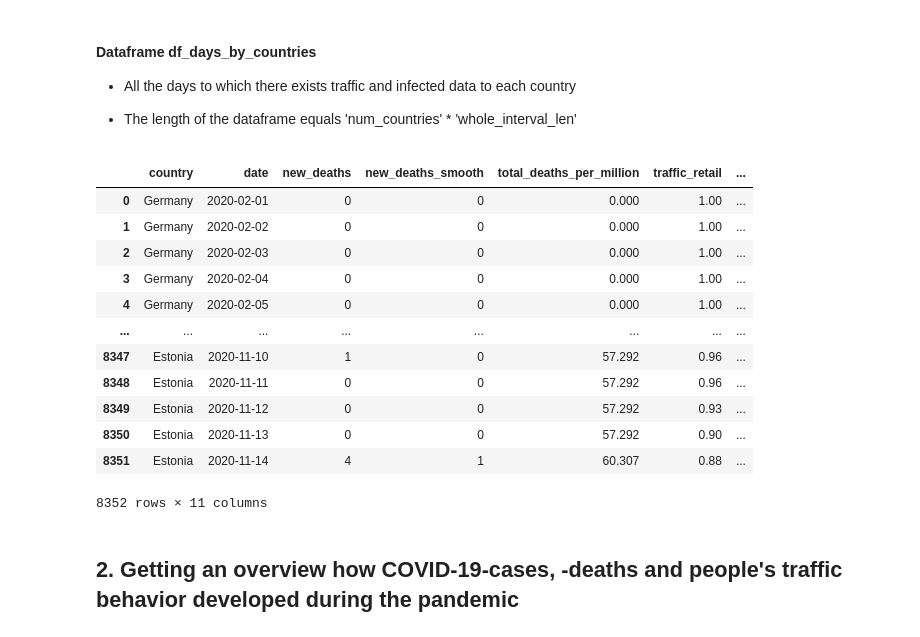
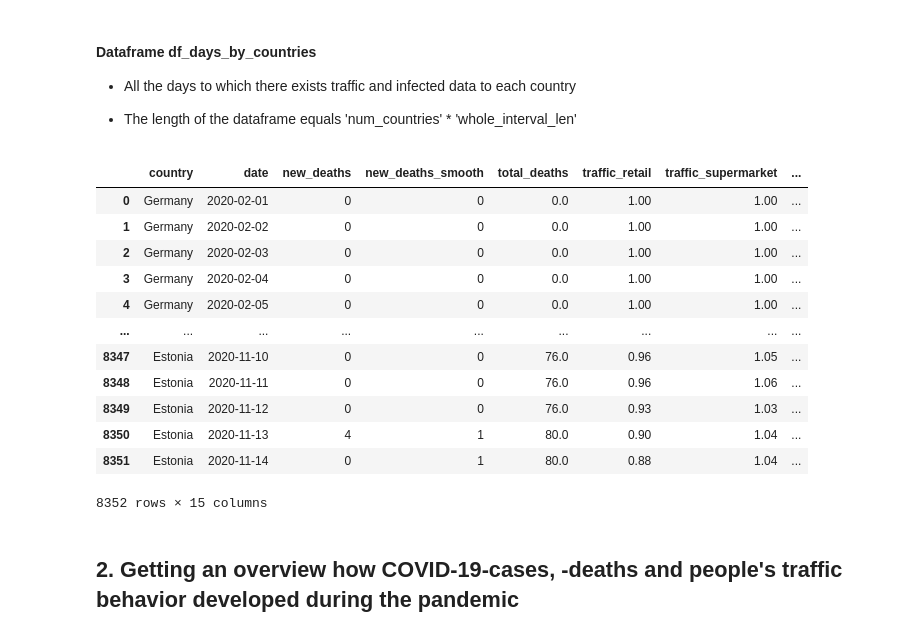
Before and after one commit to tommi-grohn/Corona_Bayesian, a Jupyter notebook: Project_Corona.ipynb, the cells around one changed output. Drawn from its saved outputs; the diff is of its cells as text; code cells hidden in the pictures.

```diff
--- a/Project_Corona.ipynb
+++ b/Project_Corona.ipynb
@@ -196,43 +196,47 @@ df_countries
 # %%
 # A countrywise sorted dataframe s.t. for each day on the time interval of each country there is a row
 
 dtypes_days_by_countries = np.dtype([
           ('country', str),  # country name
           ('date', str), # current date. This will become datetime-time using parse_dates!
           ('new_deaths', int), # new deaths on that date
           ('new_deaths_smooth', int), # smoothened new deaths on that date
-          ('total_deaths_per_million', float), # how many deaths per million has occured until that date
+          ('total_deaths', float), # how many deaths has occured until that date
           ('traffic_retail', float), # retail and recreation traffic on that date
           ('traffic_supermarket', float), # supermarket and pharmacy traffic on that date
           ('traffic_parks', float),  # park traffic on that date
           ('traffic_transit_stations', float), # transit station traffic on that date
           ('traffic_workplaces', float), # workplace traffic on that date
           ('traffic_residential', float), # residential traffic on that date
+          ('traffic_retail_smooth', float),  # park traffic on that date
+          ('traffic_supermarket_smooth', float), # transit station traffic on that date
+          ('traffic_transit_stations_smooth', float), # workplace traffic on that date
+          ('traffic_workplaces_smooth', float), # residential traffic on that date
           ])
 
 df_days_by_countries = pd.DataFrame(pd.read_csv('Cleaned_dataframes/df_days_by_countries.csv', dtype=dtypes_days_by_countries))
 
 # Change the date-column from string-type to datetype
 df_days_by_countries['date'] = pd.to_datetime(df_days_by_countries['date'], format='%Y-%m-%d')
 
 
 #pd.set_option('display.max_rows', None)
 # Show the dataframe
 df_days_by_countries
 # %% [output]
-|  | country | date | new_deaths | new_deaths_smooth | total_deaths_per_million | traffic_retail | ... |
-| 0 | Germany | 2020-02-01 | 0 | 0 | 0.000 | 1.00 | ... |
-| 1 | Germany | 2020-02-02 | 0 | 0 | 0.000 | 1.00 | ... |
-| 2 | Germany | 2020-02-03 | 0 | 0 | 0.000 | 1.00 | ... |
-| 3 | Germany | 2020-02-04 | 0 | 0 | 0.000 | 1.00 | ... |
-| 4 | Germany | 2020-02-05 | 0 | 0 | 0.000 | 1.00 | ... |
-| ... | ... | ... | ... | ... | ... | ... | ... |
-| 8347 | Estonia | 2020-11-10 | 1 | 0 | 57.292 | 0.96 | ... |
-| 8348 | Estonia | 2020-11-11 | 0 | 0 | 57.292 | 0.96 | ... |
-| 8349 | Estonia | 2020-11-12 | 0 | 0 | 57.292 | 0.93 | ... |
-| 8350 | Estonia | 2020-11-13 | 0 | 0 | 57.292 | 0.90 | ... |
-| 8351 | Estonia | 2020-11-14 | 4 | 1 | 60.307 | 0.88 | ... |
+|  | country | date | new_deaths | new_deaths_smooth | total_deaths | traffic_retail | traffic_supermarket | ... |
+| 0 | Germany | 2020-02-01 | 0 | 0 | 0.0 | 1.00 | 1.00 | ... |
+| 1 | Germany | 2020-02-02 | 0 | 0 | 0.0 | 1.00 | 1.00 | ... |
+| 2 | Germany | 2020-02-03 | 0 | 0 | 0.0 | 1.00 | 1.00 | ... |
+| 3 | Germany | 2020-02-04 | 0 | 0 | 0.0 | 1.00 | 1.00 | ... |
+| 4 | Germany | 2020-02-05 | 0 | 0 | 0.0 | 1.00 | 1.00 | ... |
+| ... | ... | ... | ... | ... | ... | ... | ... | ... |
+| 8347 | Estonia | 2020-11-10 | 0 | 0 | 76.0 | 0.96 | 1.05 | ... |
+| 8348 | Estonia | 2020-11-11 | 0 | 0 | 76.0 | 0.96 | 1.06 | ... |
+| 8349 | Estonia | 2020-11-12 | 0 | 0 | 76.0 | 0.93 | 1.03 | ... |
+| 8350 | Estonia | 2020-11-13 | 4 | 1 | 80.0 | 0.90 | 1.04 | ... |
+| 8351 | Estonia | 2020-11-14 | 0 | 1 | 80.0 | 0.88 | 1.04 | ... |
-8352 rows × 11 columns
+8352 rows × 15 columns
 # %% [markdown]
 ## 2. Getting an overview how COVID-19-cases, -deaths and people's traffic behavior developed during the pandemic
 # %% [markdown]
```
Also changed, not shown: parts of 18 cells of this notebook, 4 other files.
